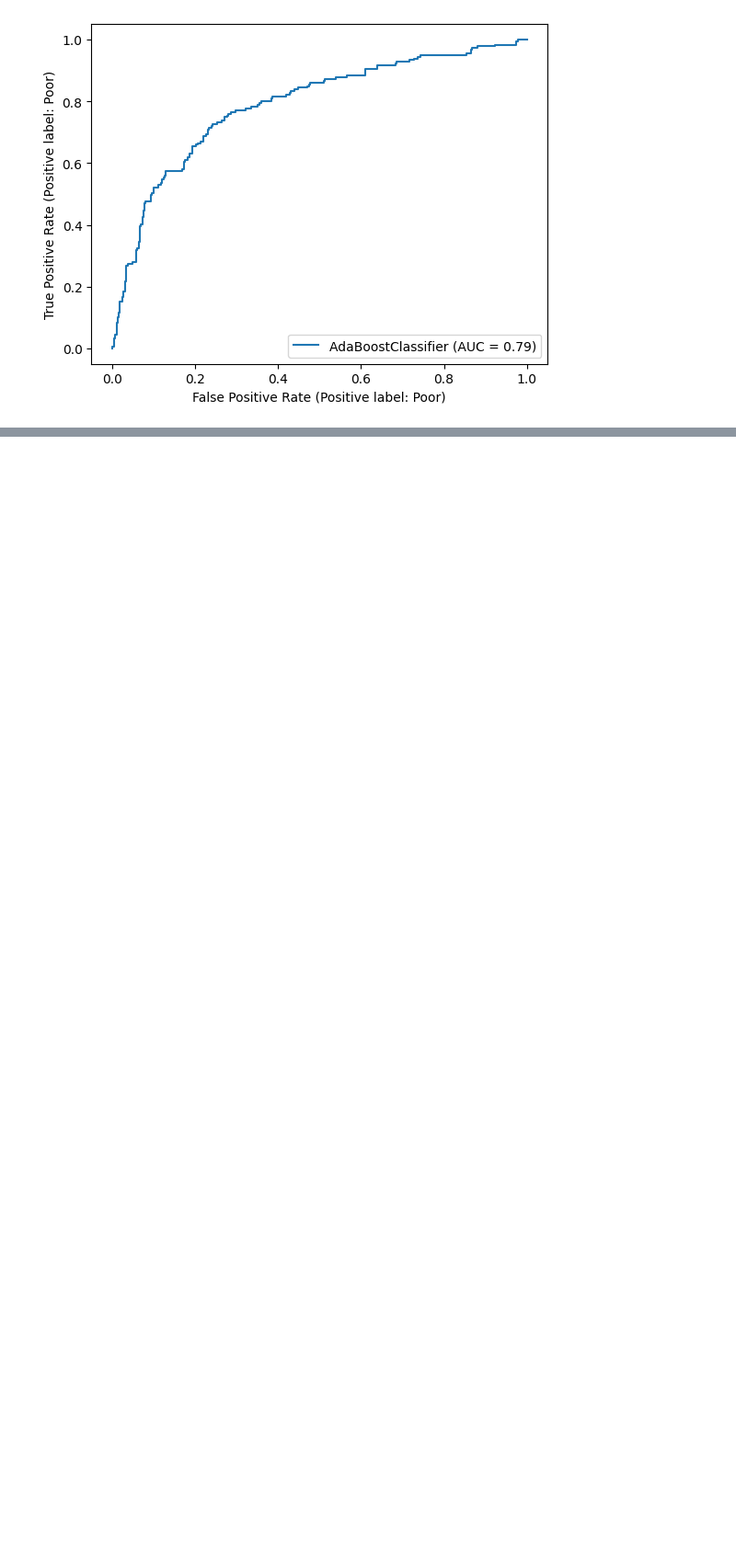
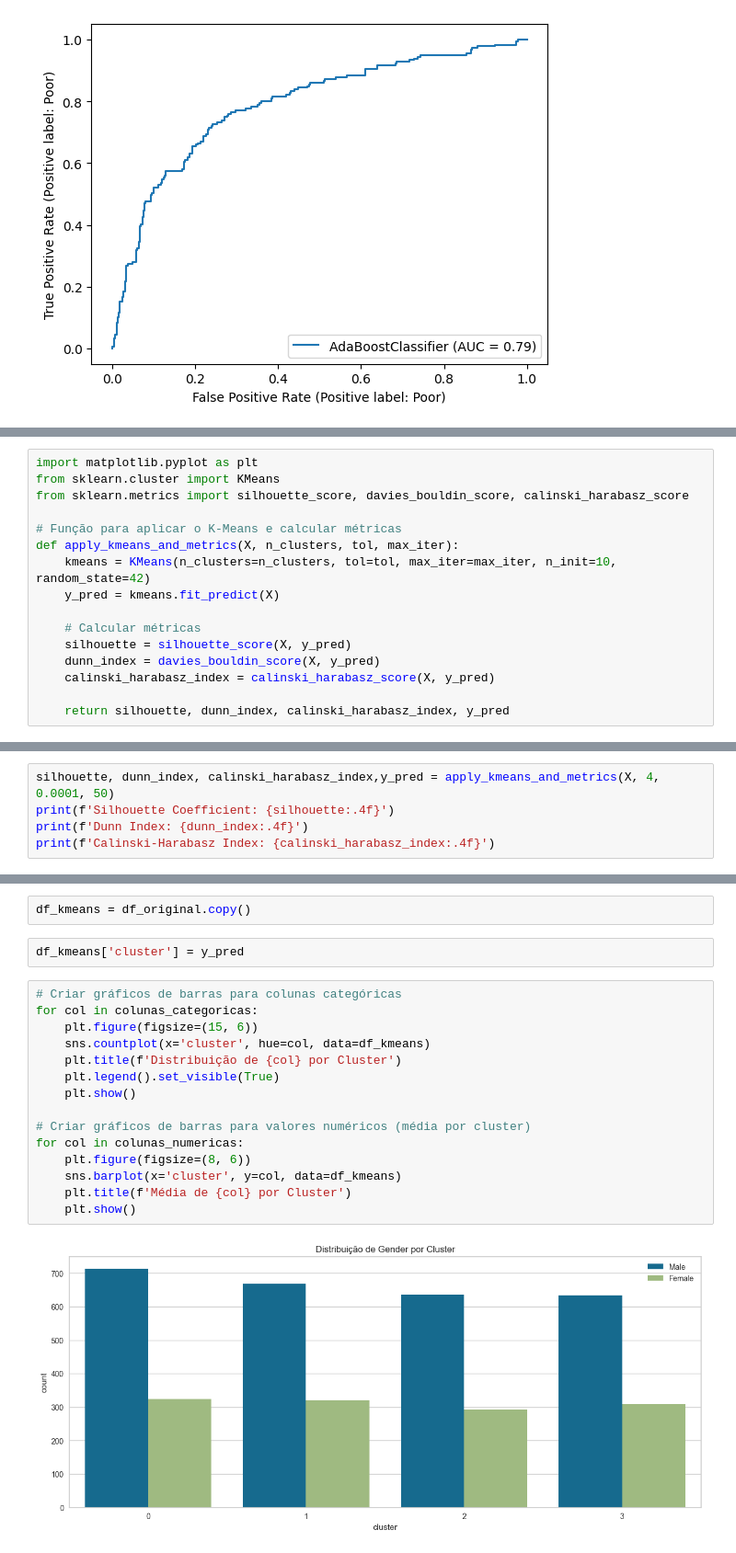
Before and after one commit to maurodomingues/Projeto_MachineLearningII, a Jupyter notebook: MLII_projeto.ipynb, the cells around one changed output, grey strips where cells are left out. Shown at 92% size. Cells and saved outputs as stored; diff of their text form; blank space fills up the shorter version.

```diff
--- a/MLII_projeto.ipynb
+++ b/MLII_projeto.ipynb
@@ -722,0 +1055,16 @@ weighted avg       0.77      0.78      0.77       600
+# %%
+import matplotlib.pyplot as plt
+from sklearn.cluster import KMeans
+from sklearn.metrics import silhouette_score, davies_bouldin_score, calinski_harabasz_score
+
+# Função para aplicar o K-Means e calcular métricas
+def apply_kmeans_and_metrics(X, n_clusters, tol, max_iter):
+    kmeans = KMeans(n_clusters=n_clusters, tol=tol, max_iter=max_iter, n_init=10, random_state=42)
+    y_pred = kmeans.fit_predict(X)
+
+    # Calcular métricas
+    silhouette = silhouette_score(X, y_pred)
+    dunn_index = davies_bouldin_score(X, y_pred)
+    calinski_harabasz_index = calinski_harabasz_score(X, y_pred)
+
+    return silhouette, dunn_index, calinski_harabasz_index, y_pred
@@ -722,0 +1107,5 @@ weighted avg       0.77      0.78      0.77       600
+# %%
+silhouette, dunn_index, calinski_harabasz_index,y_pred = apply_kmeans_and_metrics(X, 4, 0.0001, 50)
+print(f'Silhouette Coefficient: {silhouette:.4f}')
+print(f'Dunn Index: {dunn_index:.4f}')
+print(f'Calinski-Harabasz Index: {calinski_harabasz_index:.4f}')
@@ -722,0 +1116,21 @@ weighted avg       0.77      0.78      0.77       600
+# %%
+df_kmeans = df_original.copy()
+# %%
+df_kmeans['cluster'] = y_pred
+# %%
+# Criar gráficos de barras para colunas categóricas
+for col in colunas_categoricas:
+    plt.figure(figsize=(15, 6))
+    sns.countplot(x='cluster', hue=col, data=df_kmeans)
+    plt.title(f'Distribuição de {col} por Cluster')
+    plt.legend().set_visible(True)
+    plt.show()
+
+# Criar gráficos de barras para valores numéricos (média por cluster)
+for col in colunas_numericas:
+    plt.figure(figsize=(8, 6))
+    sns.barplot(x='cluster', y=col, data=df_kmeans)
+    plt.title(f'Média de {col} por Cluster')
+    plt.show()
+# %% [output]
+[figure, added]
```
Also changed, not shown: parts of 76 cells of this notebook.
